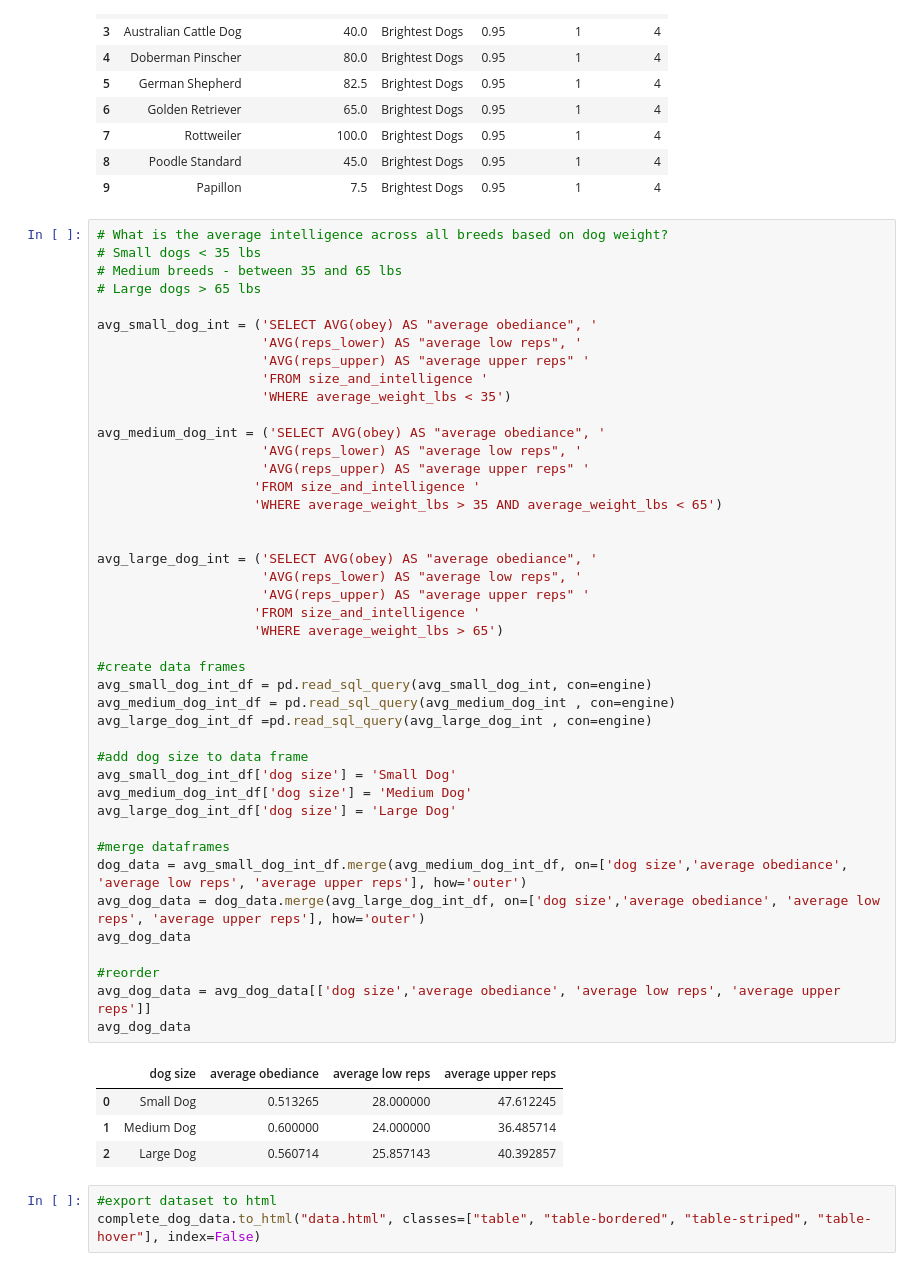
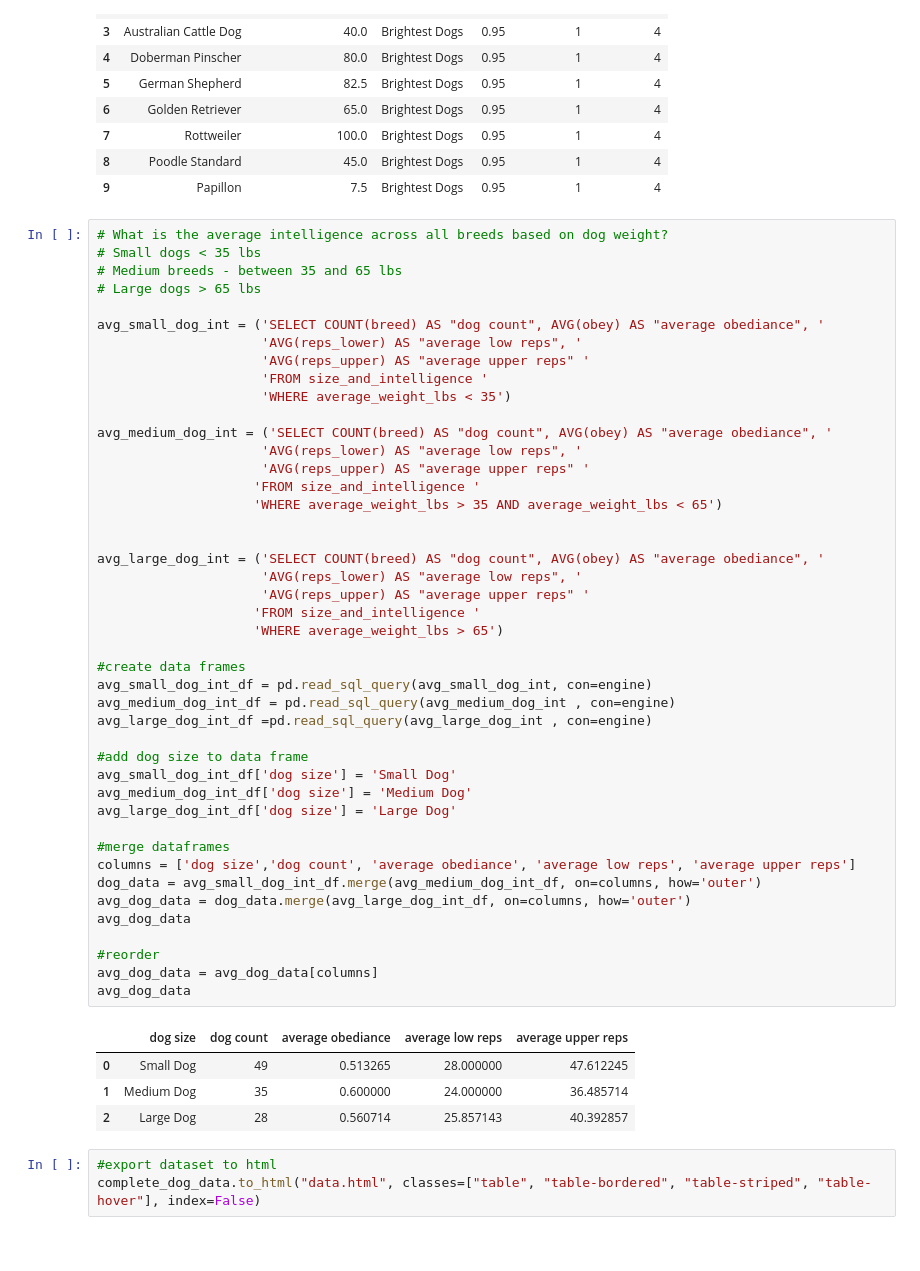
Before and after one commit to alissavokes/ETL-Dog-Intelligence, a Jupyter notebook: data_etl.ipynb, the cells around one changed output. Drawn from its saved outputs; the diff is of its cells as text.

```diff
--- a/data_etl.ipynb
+++ b/data_etl.ipynb
@@ -442,48 +443,49 @@ top_dogs_df
 # Medium breeds - between 35 and 65 lbs
 # Large dogs > 65 lbs
 
-avg_small_dog_int = ('SELECT AVG(obey) AS "average obediance", '
+avg_small_dog_int = ('SELECT COUNT(breed) AS "dog count", AVG(obey) AS "average obediance", '
                      'AVG(reps_lower) AS "average low reps", '
                      'AVG(reps_upper) AS "average upper reps" '
                      'FROM size_and_intelligence '
                      'WHERE average_weight_lbs < 35')
 
-avg_medium_dog_int = ('SELECT AVG(obey) AS "average obediance", '
+avg_medium_dog_int = ('SELECT COUNT(breed) AS "dog count", AVG(obey) AS "average obediance", '
                      'AVG(reps_lower) AS "average low reps", '
                      'AVG(reps_upper) AS "average upper reps" '
                     'FROM size_and_intelligence '
                     'WHERE average_weight_lbs > 35 AND average_weight_lbs < 65')
 
 
-avg_large_dog_int = ('SELECT AVG(obey) AS "average obediance", '
+avg_large_dog_int = ('SELECT COUNT(breed) AS "dog count", AVG(obey) AS "average obediance", '
                      'AVG(reps_lower) AS "average low reps", '
                      'AVG(reps_upper) AS "average upper reps" '
                     'FROM size_and_intelligence '
                     'WHERE average_weight_lbs > 65')
 
 #create data frames
 avg_small_dog_int_df = pd.read_sql_query(avg_small_dog_int, con=engine)
 avg_medium_dog_int_df = pd.read_sql_query(avg_medium_dog_int , con=engine)
 avg_large_dog_int_df =pd.read_sql_query(avg_large_dog_int , con=engine)
 
 #add dog size to data frame
 avg_small_dog_int_df['dog size'] = 'Small Dog'
 avg_medium_dog_int_df['dog size'] = 'Medium Dog'
 avg_large_dog_int_df['dog size'] = 'Large Dog'
 
 #merge dataframes
-dog_data = avg_small_dog_int_df.merge(avg_medium_dog_int_df, on=['dog size','average obediance', 'average low reps', 'average upper reps'], how='outer')
-avg_dog_data = dog_data.merge(avg_large_dog_int_df, on=['dog size','average obediance', 'average low reps', 'average upper reps'], how='outer')
+columns = ['dog size','dog count', 'average obediance', 'average low reps', 'average upper reps']
+dog_data = avg_small_dog_int_df.merge(avg_medium_dog_int_df, on=columns, how='outer')
+avg_dog_data = dog_data.merge(avg_large_dog_int_df, on=columns, how='outer')
 avg_dog_data
 
 #reorder
-avg_dog_data = avg_dog_data[['dog size','average obediance', 'average low reps', 'average upper reps']]
+avg_dog_data = avg_dog_data[columns]
 avg_dog_data
 # %% [output]
-|  | dog size | average obediance | average low reps | average upper reps |
-| 0 | Small Dog | 0.513265 | 28.000000 | 47.612245 |
-| 1 | Medium Dog | 0.600000 | 24.000000 | 36.485714 |
-| 2 | Large Dog | 0.560714 | 25.857143 | 40.392857 |
+|  | dog size | dog count | average obediance | average low reps | average upper reps |
+| 0 | Small Dog | 49 | 0.513265 | 28.000000 | 47.612245 |
+| 1 | Medium Dog | 35 | 0.600000 | 24.000000 | 36.485714 |
+| 2 | Large Dog | 28 | 0.560714 | 25.857143 | 40.392857 |
 # %%
 #export dataset to html
 complete_dog_data.to_html("data.html", classes=["table", "table-bordered", "table-striped", "table-hover"], index=False)
```
Also changed, not shown: parts of 3 cells of this notebook.
